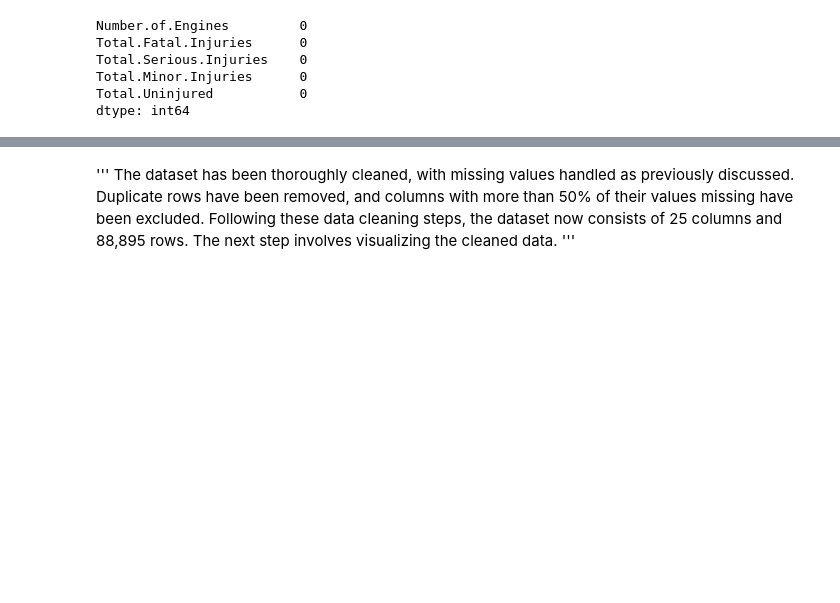
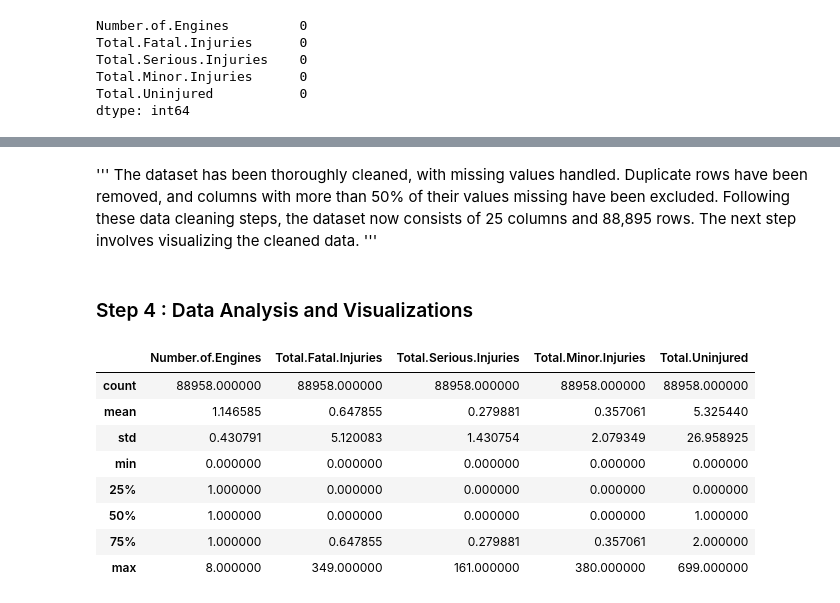
Before and after one commit to DebbieMOmondi/-Aviation-Risk-Analysis, a Jupyter notebook: index.ipynb, the cells around one changed output, grey strips where cells are left out. Cells and saved outputs as stored; diff of their text form; code cells hidden in the pictures; blank space fills up the shorter version.

```diff
--- a/index.ipynb
+++ b/index.ipynb
@@ -263,4 +277,19 @@ memory usage: 20.1+ MB
 # %% [markdown]
 '''
-The dataset has been thoroughly cleaned, with missing values handled as previously discussed. Duplicate rows have been removed, and columns with more than 50% of their values missing have been excluded. Following these data cleaning steps, the dataset now consists of 25 columns and 88,895 rows. The next step involves visualizing the cleaned data.
+The dataset has been thoroughly cleaned, with missing values handled. Duplicate rows have been removed, and columns with more than 50% of their values missing have been excluded. Following these data cleaning steps, the dataset now consists of 25 columns and 88,895 rows. The next step involves visualizing the cleaned data.
 '''
+# %% [markdown]
+### Step 4 : Data Analysis and Visualizations
+# %%
+#summary statistics for numerical columns in the cleaned dataset
+cleaned_data.describe()
+# %% [output]
+|  | Number.of.Engines | Total.Fatal.Injuries | Total.Serious.Injuries | Total.Minor.Injuries | Total.Uninjured |
+| count | 88958.000000 | 88958.000000 | 88958.000000 | 88958.000000 | 88958.000000 |
+| mean | 1.146585 | 0.647855 | 0.279881 | 0.357061 | 5.325440 |
+| std | 0.430791 | 5.120083 | 1.430754 | 2.079349 | 26.958925 |
+| min | 0.000000 | 0.000000 | 0.000000 | 0.000000 | 0.000000 |
+| 25% | 1.000000 | 0.000000 | 0.000000 | 0.000000 | 0.000000 |
+| 50% | 1.000000 | 0.000000 | 0.000000 | 0.000000 | 1.000000 |
+| 75% | 1.000000 | 0.647855 | 0.279881 | 0.357061 | 2.000000 |
+| max | 8.000000 | 349.000000 | 161.000000 | 380.000000 | 699.000000 |
```
Also changed, not shown: parts of 17 cells of this notebook.
